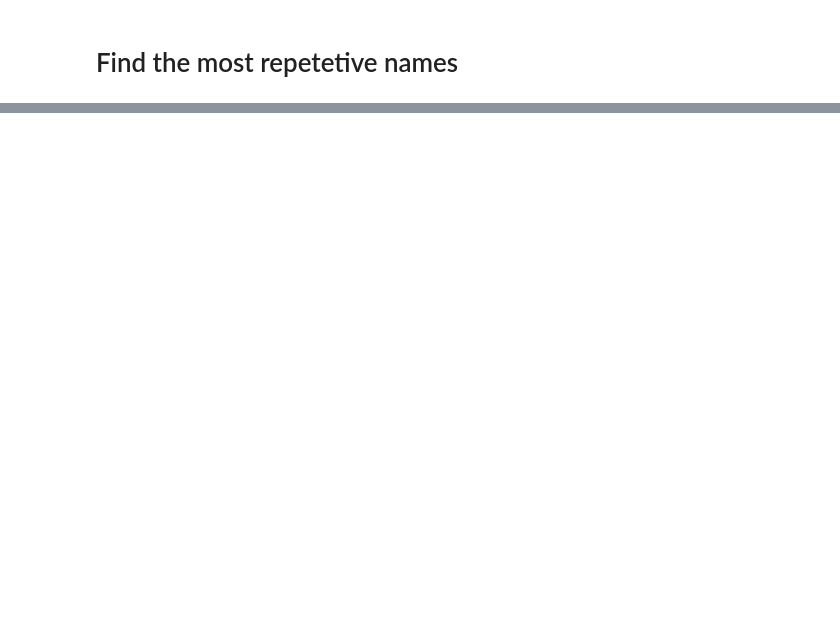
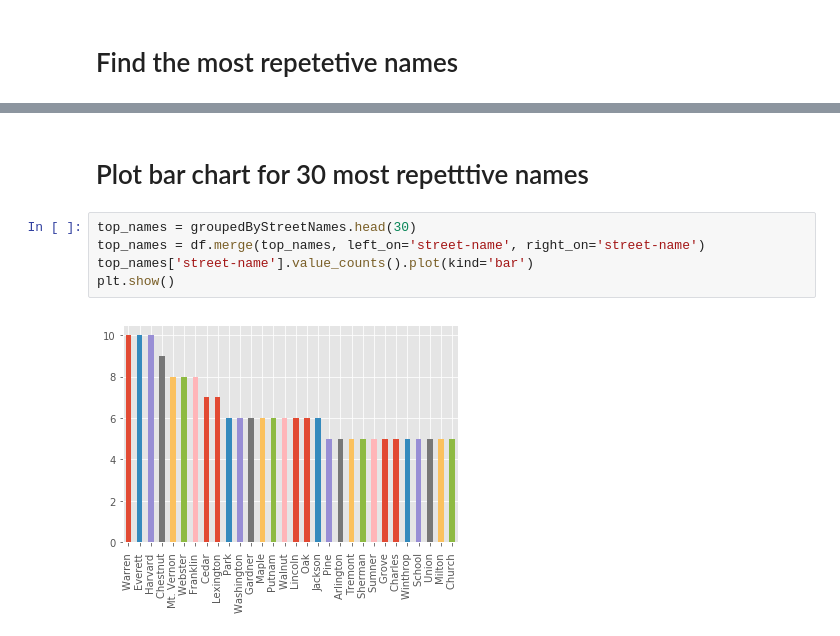
Before and after one commit to lliu42/506-project, a Jupyter notebook: Untitled.ipynb, the cells around one changed output, grey strips where cells are left out. Cells and saved outputs as stored; diff of their text form; blank space fills up the shorter version.

```diff
--- a/Untitled.ipynb
+++ b/Untitled.ipynb
@@ -150,0 +302,9 @@ groupedByStreetNames
+# %% [markdown]
+# Plot bar chart for 30 most repetttive names
+# %%
+top_names = groupedByStreetNames.head(30)
+top_names = df.merge(top_names, left_on='street-name', right_on='street-name')
+top_names['street-name'].value_counts().plot(kind='bar')
+plt.show()
+# %% [output]
+[figure, added]
```
Also changed, not shown: parts of 6 cells of this notebook.
